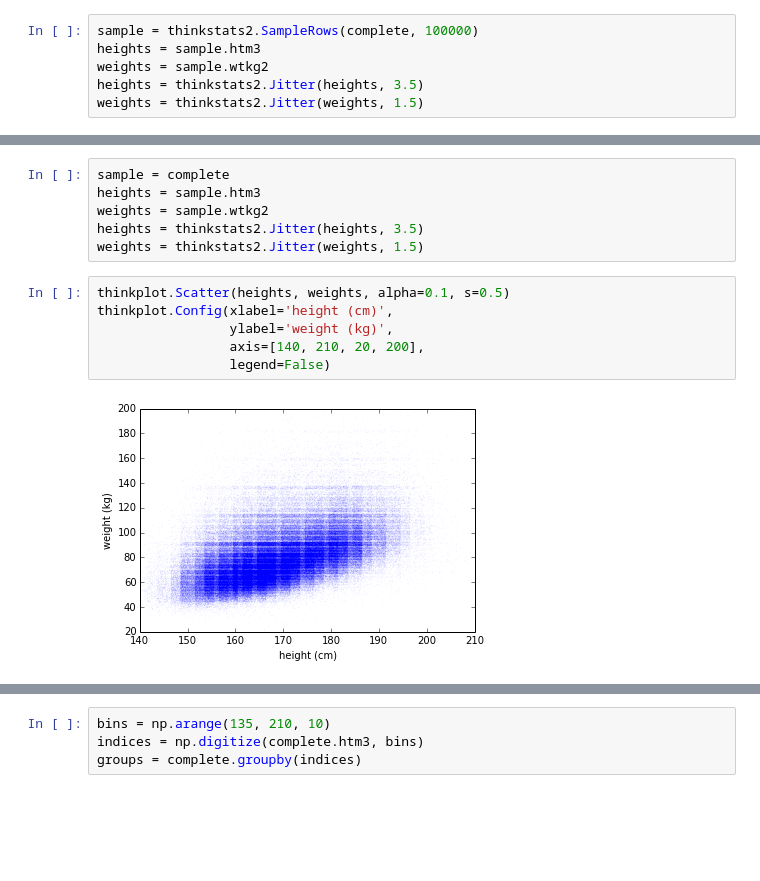
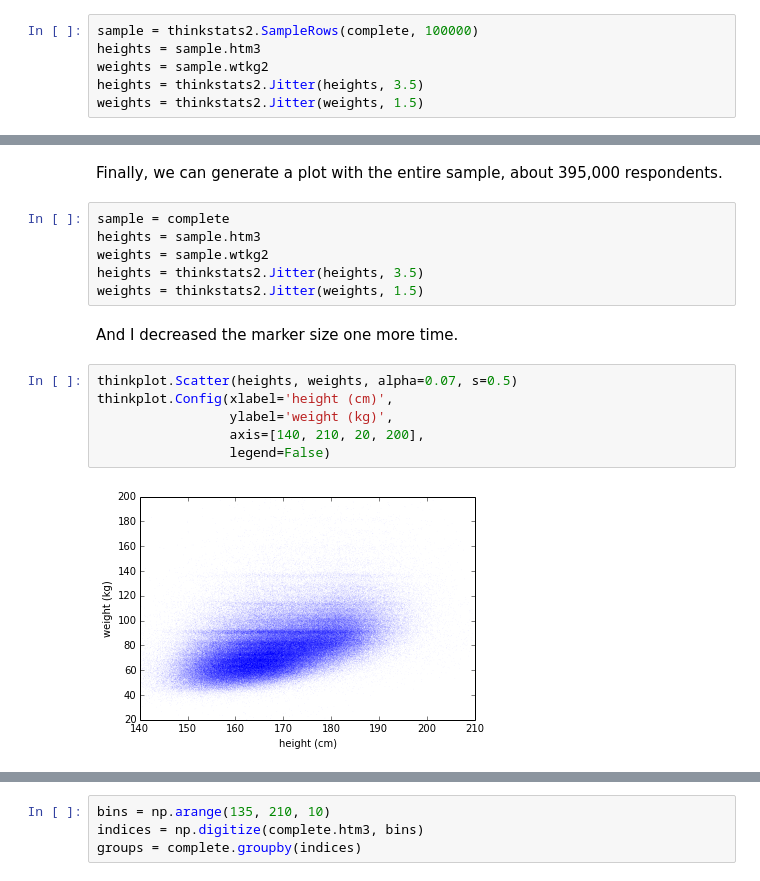
Before and after one commit to AllenDowney/DataExploration, a Jupyter notebook: scatter.ipynb, the cells around one changed output, grey strips where cells are left out. Saved outputs shown, nothing was run; the diff lists cells and outputs as text; blank space fills up the shorter version.

```diff
--- a/scatter.ipynb
+++ b/scatter.ipynb
@@ -165,14 +201,18 @@ thinkplot.Config(xlabel='height (cm)',
+# %% [markdown]
+Finally, we can generate a plot with the entire sample, about 395,000 respondents.
 # %%
 sample = complete
 heights = sample.htm3
 weights = sample.wtkg2
 heights = thinkstats2.Jitter(heights, 3.5)
 weights = thinkstats2.Jitter(weights, 1.5)
+# %% [markdown]
+And I decreased the marker size one more time.
 # %%
-thinkplot.Scatter(heights, weights, alpha=0.1, s=0.5)
+thinkplot.Scatter(heights, weights, alpha=0.07, s=0.5)
 thinkplot.Config(xlabel='height (cm)',
                  ylabel='weight (kg)',
                  axis=[140, 210, 20, 200],
                  legend=False)
 # %% [output]
-[figure, old version]
+[figure, new version]
```
Also changed, not shown: parts of 50 cells of this notebook, 1 other file.
